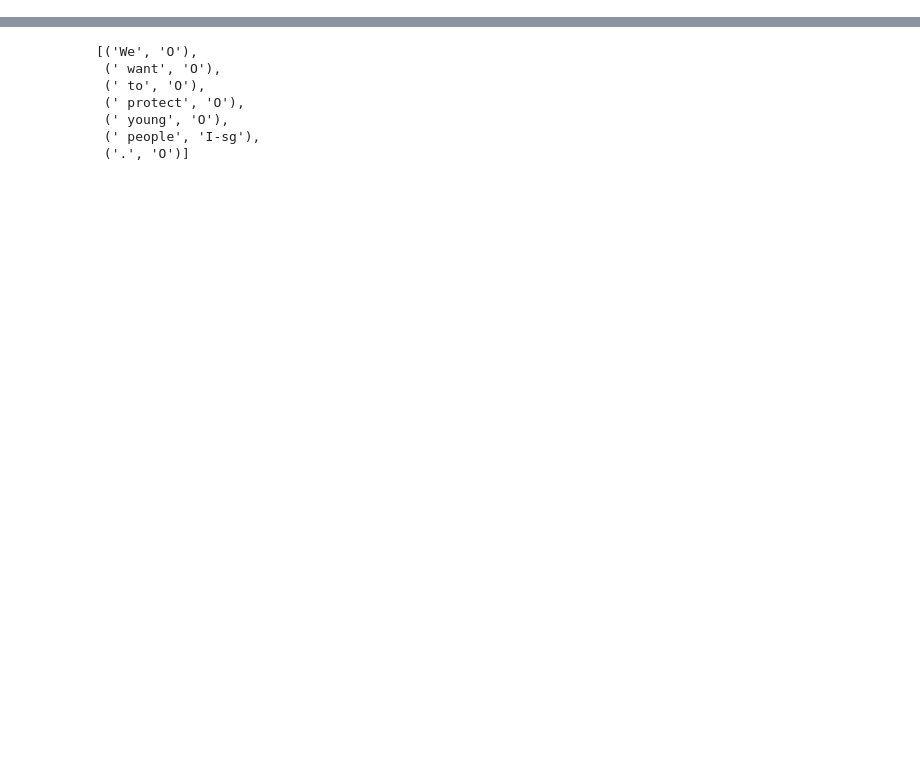
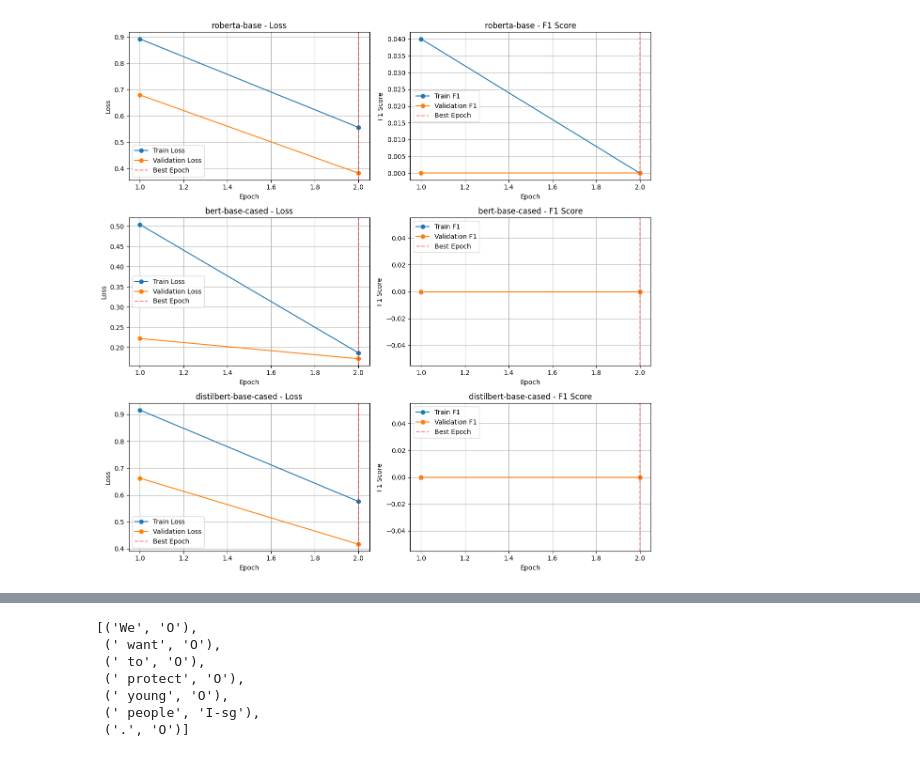
Before and after one commit to MaximilianWeiland/Master_Thesis, a Jupyter notebook: 04_classification_evaluation/group_mention_detection/finetune_evaluate_bert.ipynb, the cells around one changed output, grey strips where cells are left out. Saved outputs shown, nothing was run; the diff lists cells and outputs as text; code cells hidden in the pictures; blank space fills up the shorter version.

```diff
--- a/04_classification_evaluation/group_mention_detection/finetune_evaluate_bert.ipynb
+++ b/04_classification_evaluation/group_mention_detection/finetune_evaluate_bert.ipynb
@@ -77,8 +77,7 @@ def bert_tokenization_labelling(text, entities, tokenizer, tag2id, max_len):
     return encoding["input_ids"], encoding["attention_mask"], tag_ids, encoding.word_ids()
 # %%
 # split into training, validation and test dataset
-train_val_data, test_data = train_test_split(data, test_size=0.2, random_state=42)
-train_data, val_data = train_test_split(train_val_data, test_size=0.25, random_state=42)
+train_data, val_data = train_test_split(data, test_size=0.2, random_state=42)
 
 class TokenDataset(Dataset):
     def __init__(self, data, tokenizer, tag2id, max_len=128):
@@ -201,0 +220,38 @@ KeyboardInterrupt:
+# %%
+# plot the development of F1 scores and losses for the tuned models
+
+model_names = list(optimal_configs.keys())
+num_models = len(model_names)
+
+fig, axes = plt.subplots(num_models, 2, figsize=(12, 4 * num_models))  # 2 columns: loss, F1
+
+for i, model_name in enumerate(model_names):
+    config = optimal_configs[model_name]
+    epochs = list(range(1, len(config['train_losses']) + 1))
+
+    # ----- Loss subplot -----
+    ax_loss = axes[i, 0] if num_models > 1 else axes[0]
+    ax_loss.plot(epochs, config['train_losses'], marker='o', label='Train Loss')
+    ax_loss.plot(epochs, config['val_losses'], marker='o', label='Validation Loss')
+    ax_loss.axvline(config['best_epoch'] + 1, linestyle='--', color='red', alpha=0.5, label='Best Epoch')
+    ax_loss.set_title(f"{model_name} - Loss")
+    ax_loss.set_xlabel("Epoch")
+    ax_loss.set_ylabel("Loss")
+    ax_loss.legend()
+    ax_loss.grid(True)
+
+    # ----- F1 subplot -----
+    ax_f1 = axes[i, 1] if num_models > 1 else axes[1]
+    ax_f1.plot(epochs, config['f1_scores_train'], marker='o', label='Train F1')
+    ax_f1.plot(epochs, config['f1_scores_val'], marker='o', label='Validation F1')
+    ax_f1.axvline(config['best_epoch'] + 1, linestyle='--', color='red', alpha=0.5, label='Best Epoch')
+    ax_f1.set_title(f"{model_name} - F1 Score")
+    ax_f1.set_xlabel("Epoch")
+    ax_f1.set_ylabel("F1 Score")
+    ax_f1.legend()
+    ax_f1.grid(True)
+
+plt.tight_layout()
+plt.show()
+# %% [output]
+[figure, added]
```
Also changed, not shown: parts of 5 cells of this notebook, 3 other files.
